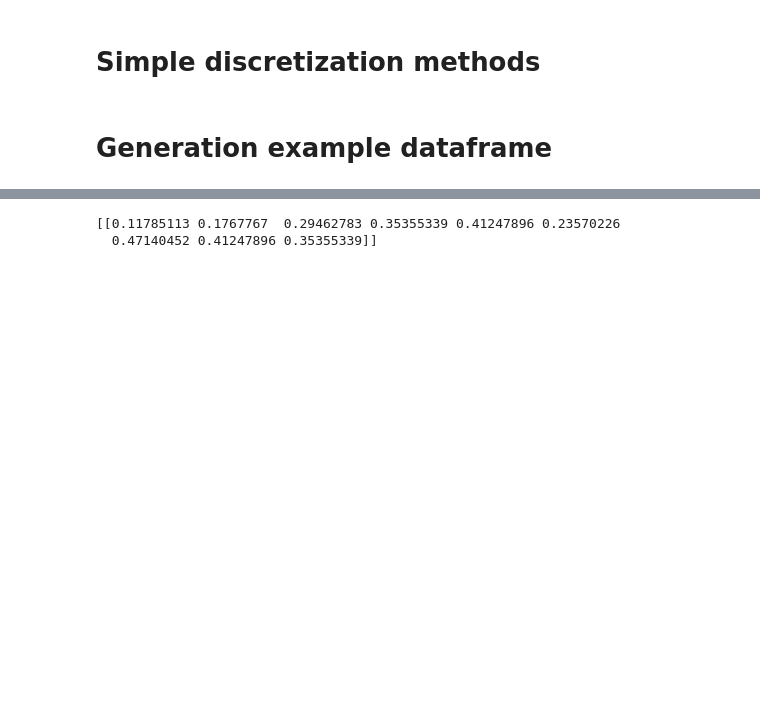
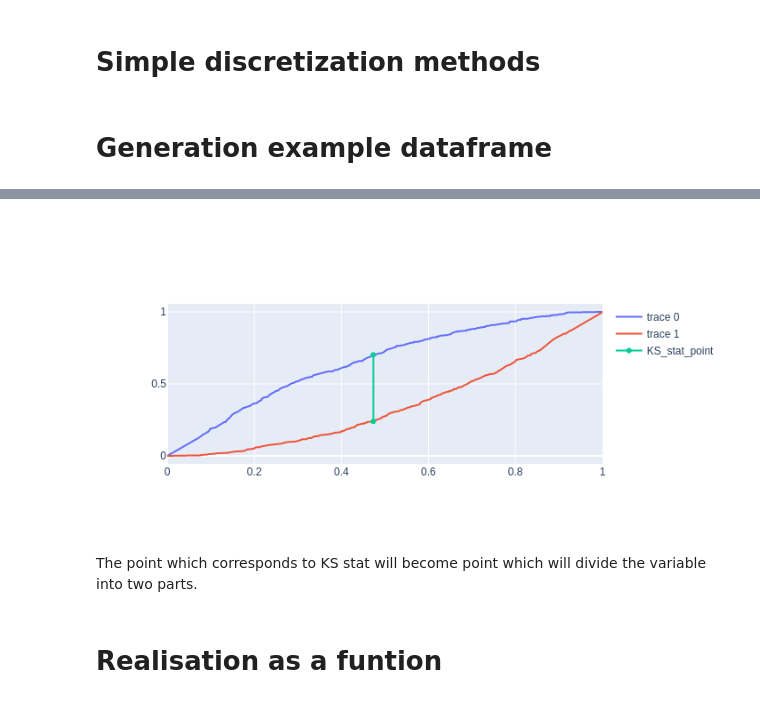
Before and after one commit to Dranikf/var_discretization_methods, a Jupyter notebook: simple_methods.ipynb, the cells around one changed output, grey strips where cells are left out. Saved outputs shown, nothing was run; the diff lists cells and outputs as text; code cells hidden in the pictures; blank space fills up the shorter version.

```diff
--- a/simple_methods.ipynb
+++ b/simple_methods.ipynb
@@ -56,9 +61,25 @@ SyntaxError: Python keyword not valid identifier in numexpr query (<unknown>, li
 # %%
+tpr, fpr, thresholds = \
+   (res[1:] for res in roc_curve(example_data["class"], example_data["norm_var"]))
 
+F_p = 1 - tpr
+F_n = 1 - fpr
 
-x_array = np.array([2,3,5,6,7,4,8,7,6])
-normalized_arr = preprocessing.normalize([x_array])
-print(normalized_arr)
+fig = go.Figure()
+
+fig.add_trace(go.Scatter(x = thresholds, y = F_p))
+fig.add_trace(go.Scatter(x = thresholds, y = F_n))
+
+KS_ind = np.argmax(np.abs(fpr - tpr))
+
+fig.add_trace(go.Scatter(
+    x = [thresholds[KS_ind]]*2,
+    y = [F_p[KS_ind], F_n[KS_ind]],
+    name = "KS_stat_point"
+))
 # %% [output]
-[[0.11785113 0.1767767  0.29462783 0.35355339 0.41247896 0.23570226
-  0.47140452 0.41247896 0.35355339]]
+[figure, added]
+# %% [markdown]
+The point which corresponds to KS stat will become point which will divide the variable into two parts.
+# %% [markdown]
+# Realisation as a funtion
```
Also changed, not shown: parts of 7 cells of this notebook, 1 other file.
